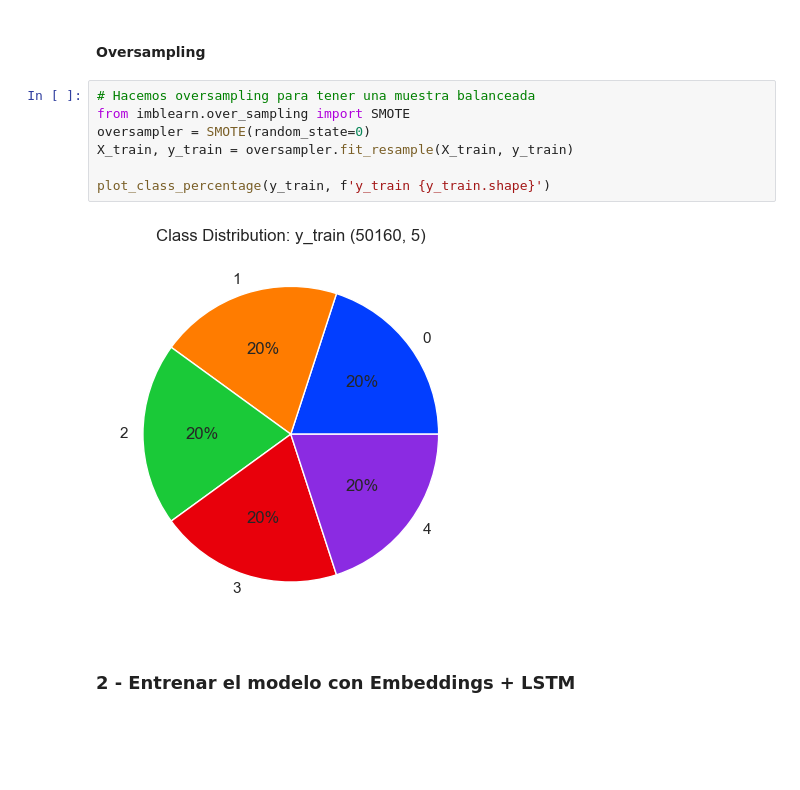
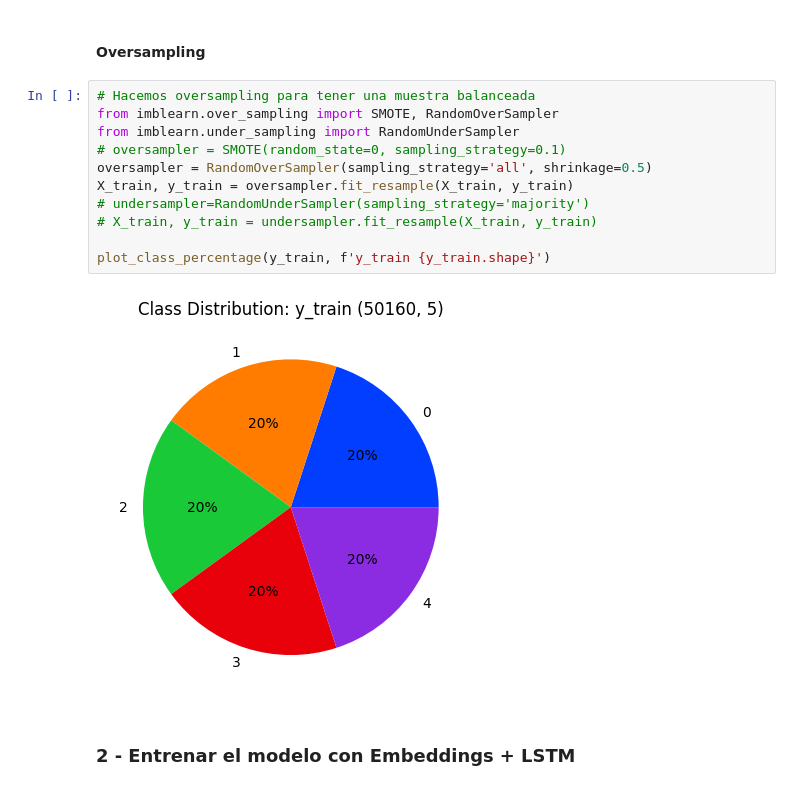
Before and after one commit to mbrito96/CEIA, a Jupyter notebook: X10_NLP/Clase 5 - Sentiment Analysis/5 - clothing_ecommerce_reviews.ipynb, the cells around one changed output. Drawn from its saved outputs; the diff is of its cells as text; blank space fills up the shorter version.

```diff
--- a/X10_NLP/Clase 5 - Sentiment Analysis/5 - clothing_ecommerce_reviews.ipynb
+++ b/X10_NLP/Clase 5 - Sentiment Analysis/5 - clothing_ecommerce_reviews.ipynb
@@ -267,12 +258,16 @@ X_train: (18112, 115)
 #### Oversampling
 # %%
 # Hacemos oversampling para tener una muestra balanceada
-from imblearn.over_sampling import SMOTE
-oversampler = SMOTE(random_state=0)
+from imblearn.over_sampling import SMOTE, RandomOverSampler
+from imblearn.under_sampling import RandomUnderSampler
+# oversampler = SMOTE(random_state=0, sampling_strategy=0.1)
+oversampler = RandomOverSampler(sampling_strategy='all', shrinkage=0.5)
 X_train, y_train = oversampler.fit_resample(X_train, y_train)
+# undersampler=RandomUnderSampler(sampling_strategy='majority')
+# X_train, y_train = undersampler.fit_resample(X_train, y_train)
 
 plot_class_percentage(y_train, f'y_train {y_train.shape}')
 # %% [output]
-[figure, old version]
+[figure, new version]
 # %% [markdown]
 ### 2 - Entrenar el modelo con Embeddings + LSTM
```
Also changed, not shown: parts of 11 cells of this notebook.
